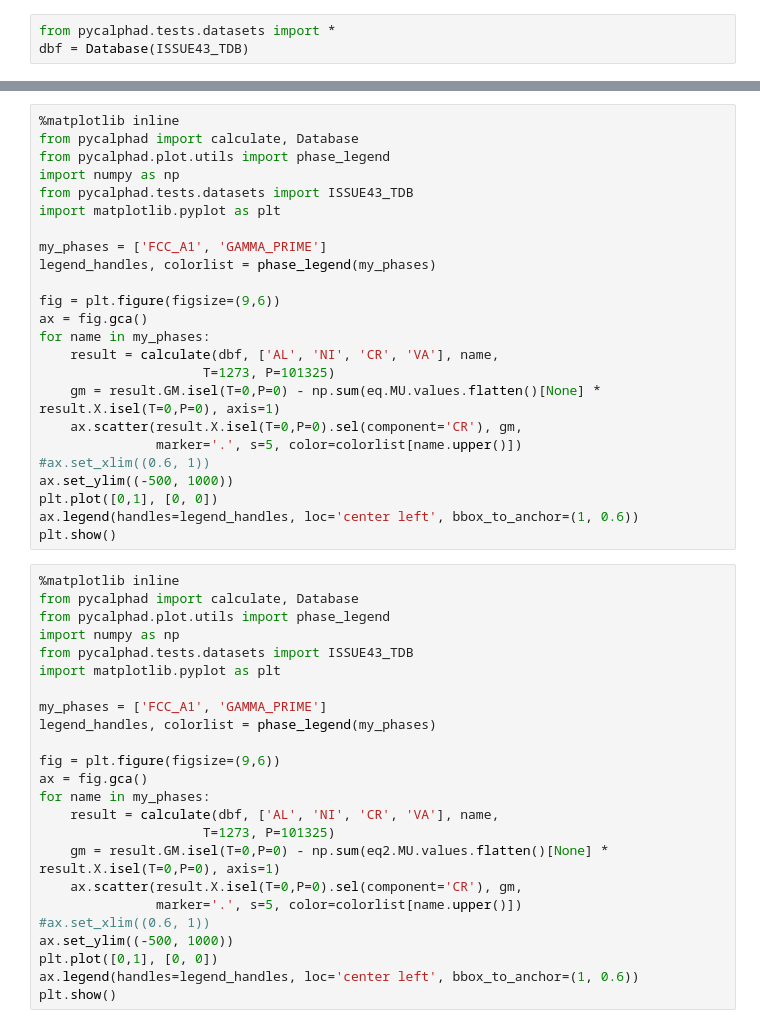
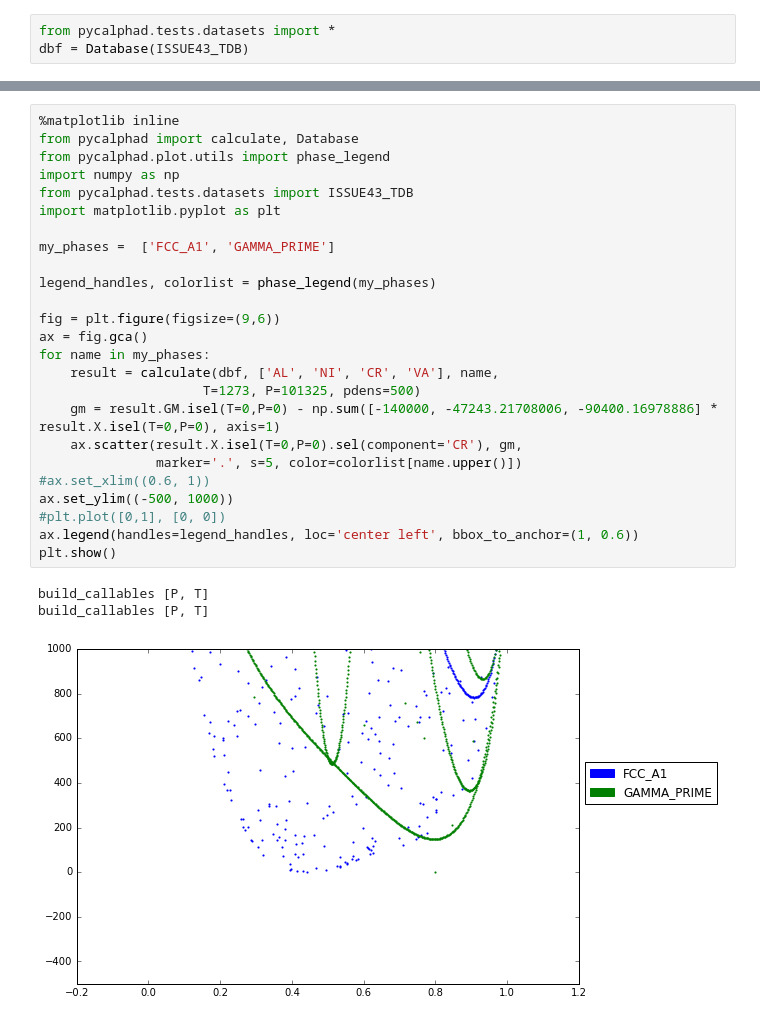
Before and after one commit to richardotis/pycalphad-sandbox, a Jupyter notebook: AdvancedConditions.ipynb, the cells around one changed output, grey strips where cells are left out. Drawn from its saved outputs; the diff is of its cells as text.

```diff
--- a/AdvancedConditions.ipynb
+++ b/AdvancedConditions.ipynb
@@ -31,48 +31,29 @@ build_callables [N, P, T]
 # %%
 %matplotlib inline
 from pycalphad import calculate, Database
 from pycalphad.plot.utils import phase_legend
 import numpy as np
 from pycalphad.tests.datasets import ISSUE43_TDB
 import matplotlib.pyplot as plt
 
-my_phases = ['FCC_A1', 'GAMMA_PRIME']
+my_phases =  ['FCC_A1', 'GAMMA_PRIME']
+
 legend_handles, colorlist = phase_legend(my_phases)
 
 fig = plt.figure(figsize=(9,6))
 ax = fig.gca()
 for name in my_phases:
     result = calculate(dbf, ['AL', 'NI', 'CR', 'VA'], name,
-                     T=1273, P=101325)
-    gm = result.GM.isel(T=0,P=0) - np.sum(eq.MU.values.flatten()[None] * result.X.isel(T=0,P=0), axis=1)
+                     T=1273, P=101325, pdens=500)
+    gm = result.GM.isel(T=0,P=0) - np.sum([-140000, -47243.21708006, -90400.16978886] * result.X.isel(T=0,P=0), axis=1)
     ax.scatter(result.X.isel(T=0,P=0).sel(component='CR'), gm,
                marker='.', s=5, color=colorlist[name.upper()])
 #ax.set_xlim((0.6, 1))
 ax.set_ylim((-500, 1000))
-plt.plot([0,1], [0, 0])
+#plt.plot([0,1], [0, 0])
 ax.legend(handles=legend_handles, loc='center left', bbox_to_anchor=(1, 0.6))
 plt.show()
+# %% [output]
+build_callables [P, T]
+build_callables [P, T]
+[figure, added]
-# %%
-%matplotlib inline
-from pycalphad import calculate, Database
-from pycalphad.plot.utils import phase_legend
-import numpy as np
-from pycalphad.tests.datasets import ISSUE43_TDB
-import matplotlib.pyplot as plt
-
-my_phases = ['FCC_A1', 'GAMMA_PRIME']
-legend_handles, colorlist = phase_legend(my_phases)
-
-fig = plt.figure(figsize=(9,6))
-ax = fig.gca()
-for name in my_phases:
-    result = calculate(dbf, ['AL', 'NI', 'CR', 'VA'], name,
-                     T=1273, P=101325)
-    gm = result.GM.isel(T=0,P=0) - np.sum(eq2.MU.values.flatten()[None] * result.X.isel(T=0,P=0), axis=1)
-    ax.scatter(result.X.isel(T=0,P=0).sel(component='CR'), gm,
-               marker='.', s=5, color=colorlist[name.upper()])
-#ax.set_xlim((0.6, 1))
-ax.set_ylim((-500, 1000))
-plt.plot([0,1], [0, 0])
-ax.legend(handles=legend_handles, loc='center left', bbox_to_anchor=(1, 0.6))
-plt.show()
```
Also changed, not shown: parts of 1 cell of this notebook, 1 other file.
